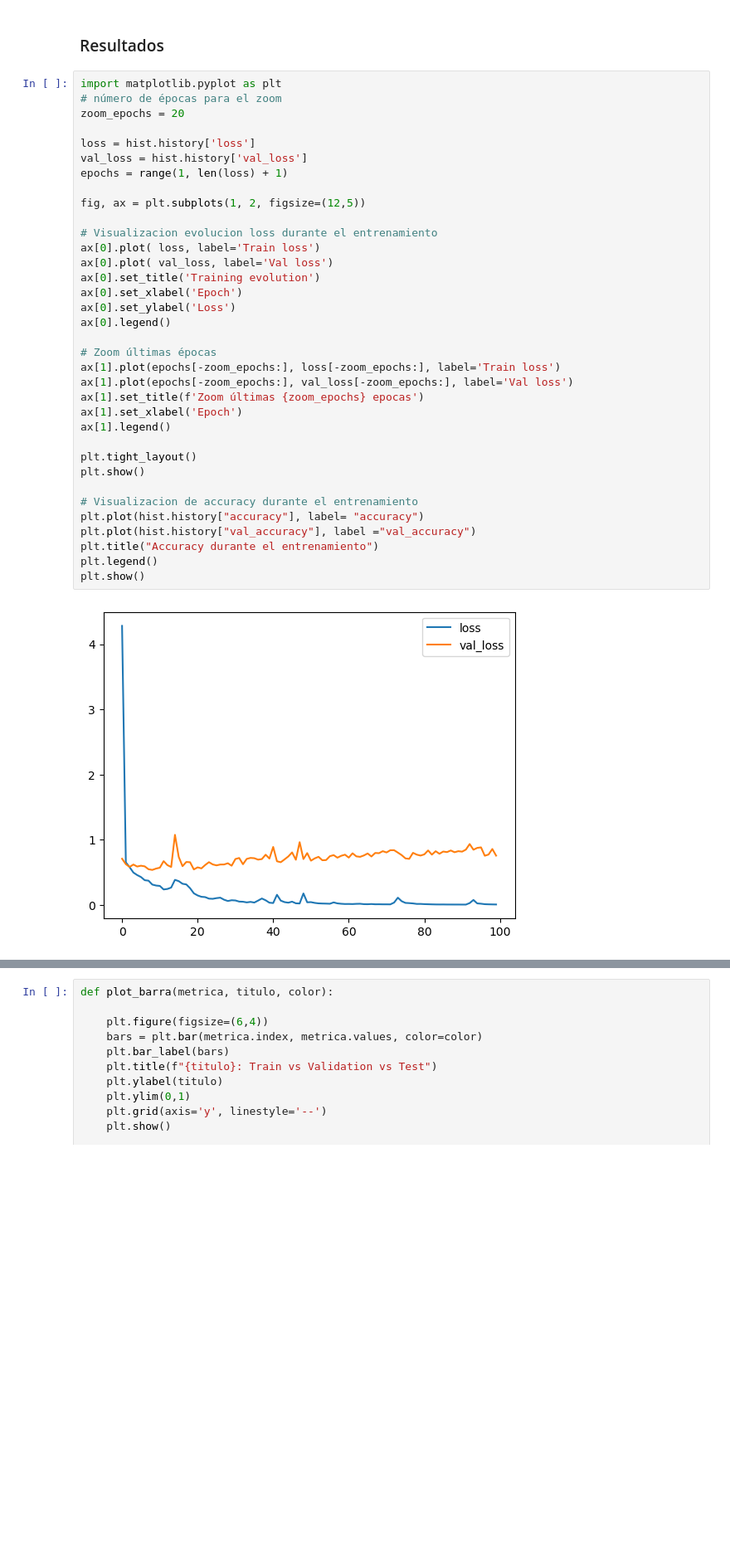
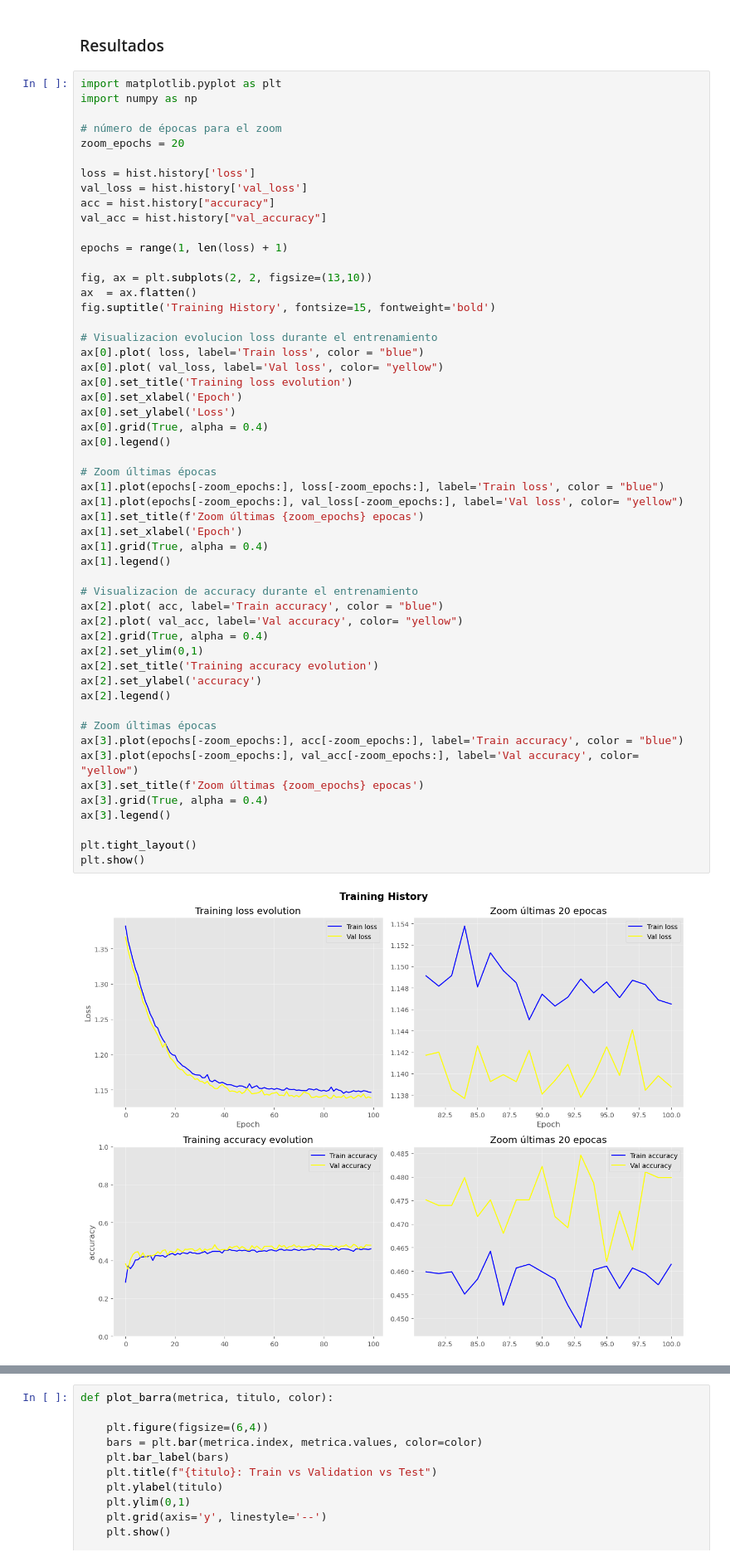
Before and after one commit to ropas5/eye_diseases_classification_trabajo_DL, a Jupyter notebook: notebooks/modelo_3.ipynb, the cells around one changed output, grey strips where cells are left out. Shown at 83% size. Drawn from its saved outputs; the diff is of its cells as text; blank space fills up the shorter version.

```diff
--- a/notebooks/modelo_3.ipynb
+++ b/notebooks/modelo_3.ipynb
@@ -80,38 +114,56 @@ Epoch 100/100
 ### Resultados
 # %%
 import matplotlib.pyplot as plt
+import numpy as np
+
 # número de épocas para el zoom
 zoom_epochs = 20
 
 loss = hist.history['loss']
 val_loss = hist.history['val_loss']
+acc = hist.history["accuracy"]
+val_acc = hist.history["val_accuracy"]
+
 epochs = range(1, len(loss) + 1)
 
-fig, ax = plt.subplots(1, 2, figsize=(12,5))
+fig, ax = plt.subplots(2, 2, figsize=(13,10))
+ax  = ax.flatten()
+fig.suptitle('Training History', fontsize=15, fontweight='bold')
 
 # Visualizacion evolucion loss durante el entrenamiento
-ax[0].plot( loss, label='Train loss')
-ax[0].plot( val_loss, label='Val loss')
-ax[0].set_title('Training evolution')
+ax[0].plot( loss, label='Train loss', color = "blue")
+ax[0].plot( val_loss, label='Val loss', color= "yellow")
+ax[0].set_title('Training loss evolution')
 ax[0].set_xlabel('Epoch')
 ax[0].set_ylabel('Loss')
+ax[0].grid(True, alpha = 0.4)
 ax[0].legend()
 
 # Zoom últimas épocas
-ax[1].plot(epochs[-zoom_epochs:], loss[-zoom_epochs:], label='Train loss')
-ax[1].plot(epochs[-zoom_epochs:], val_loss[-zoom_epochs:], label='Val loss')
+ax[1].plot(epochs[-zoom_epochs:], loss[-zoom_epochs:], label='Train loss', color = "blue")
+ax[1].plot(epochs[-zoom_epochs:], val_loss[-zoom_epochs:], label='Val loss', color= "yellow")
 ax[1].set_title(f'Zoom últimas {zoom_epochs} epocas')
 ax[1].set_xlabel('Epoch')
+ax[1].grid(True, alpha = 0.4)
 ax[1].legend()
+
+# Visualizacion de accuracy durante el entrenamiento
+ax[2].plot( acc, label='Train accuracy', color = "blue")
+ax[2].plot( val_acc, label='Val accuracy', color= "yellow")
+ax[2].grid(True, alpha = 0.4)
+ax[2].set_ylim(0,1)
+ax[2].set_title('Training accuracy evolution')
+ax[2].set_ylabel('accuracy')
+ax[2].legend()
+
+# Zoom últimas épocas
+ax[3].plot(epochs[-zoom_epochs:], acc[-zoom_epochs:], label='Train accuracy', color = "blue")
+ax[3].plot(epochs[-zoom_epochs:], val_acc[-zoom_epochs:], label='Val accuracy', color= "yellow")
+ax[3].set_title(f'Zoom últimas {zoom_epochs} epocas')
+ax[3].grid(True, alpha = 0.4)
+ax[3].legend()
 
 plt.tight_layout()
 plt.show()
-
-# Visualizacion de accuracy durante el entrenamiento
-plt.plot(hist.history["accuracy"], label= "accuracy")
-plt.plot(hist.history["val_accuracy"], label ="val_accuracy")
-plt.title("Accuracy durante el entrenamiento")
-plt.legend()
-plt.show()
 # %% [output]
-[figure, old version]
+[figure, new version]
```
Also changed, not shown: parts of 8 cells of this notebook, 4 other files.
